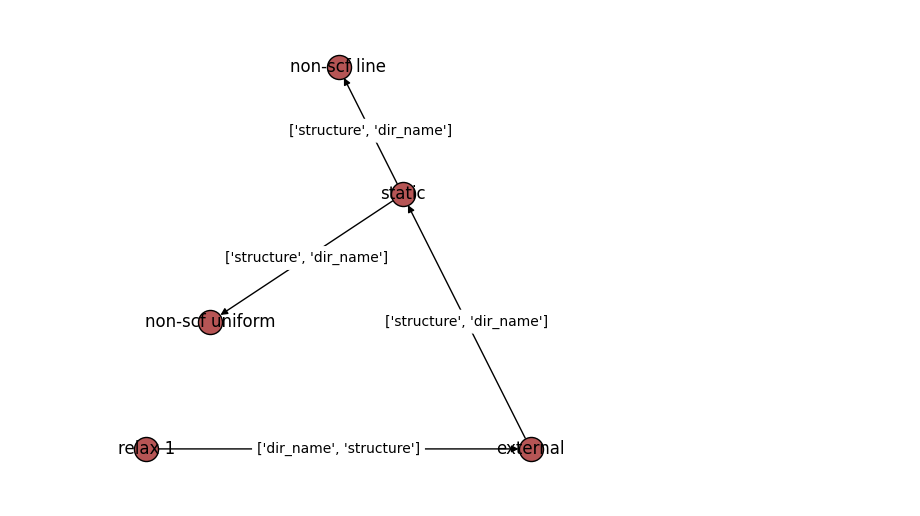
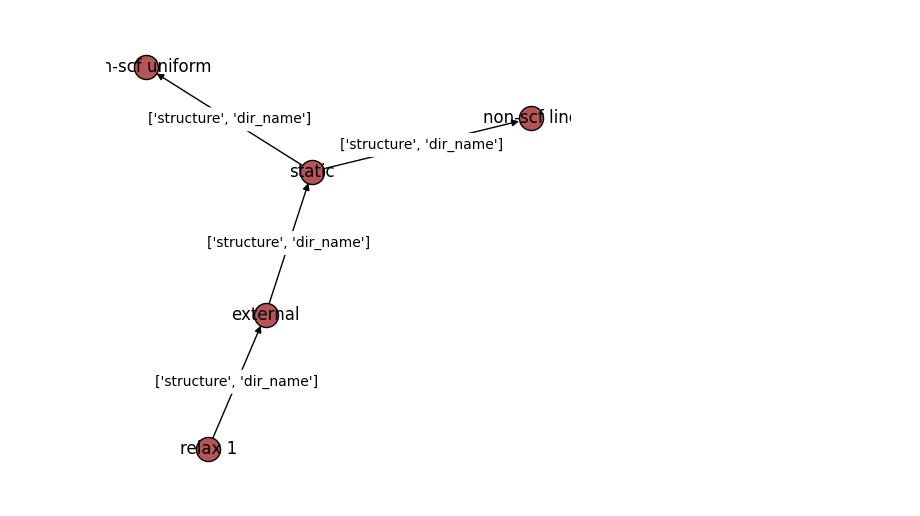
Before and after one commit to JonathanSchmidt1/atomate2_cosmo_tutorial, a Jupyter notebook: 01-vasp-bandstructure/bandstructure.ipynb, the cells around one changed output. Saved outputs shown, nothing was run; the diff lists cells and outputs as text; code cells hidden in the pictures.

```diff
--- a/01-vasp-bandstructure/bandstructure.ipynb
+++ b/01-vasp-bandstructure/bandstructure.ipynb
@@ -1,23 +1,24 @@
 # %%
 from fireworks import LaunchPad
 from atomate2.vasp.flows.core import RelaxBandStructureMaker
 from atomate2.vasp.powerups import add_metadata_to_flow
 from jobflow.managers.fireworks import flow_to_workflow
 from pymatgen.core import Structure
+import networkx as nx
 
 # construct a rock salt MgO structure
 mgo_structure = Structure(
     lattice=[[0, 2.13, 2.13], [2.13, 0, 2.13], [2.13, 2.13, 0]],
     species=["Mg", "O"],
     coords=[[0, 0, 0], [0.5, 0.5, 0.5]],
 )
 
 # make a band structure flow to optimise the structure and obtain the band structure
 bandstructure_flow = RelaxBandStructureMaker().make(mgo_structure)
 #show diagram of the flow
-bandstructure_flow.draw_graph(figsize=(6, 6)).show()
+bandstructure_flow.draw_graph(figsize=(6, 6), layout_function=nx.nx_agraph.graphviz_layout).show()
 # %% [output]
-[figure, old version]
+[figure, new version]
 # %%
 # (Optional) add metadata to the flow task document.
 # Could be useful to filter specific results from the database.
```
Also changed, not shown: parts of 1 cell of this notebook, 7 other files.
